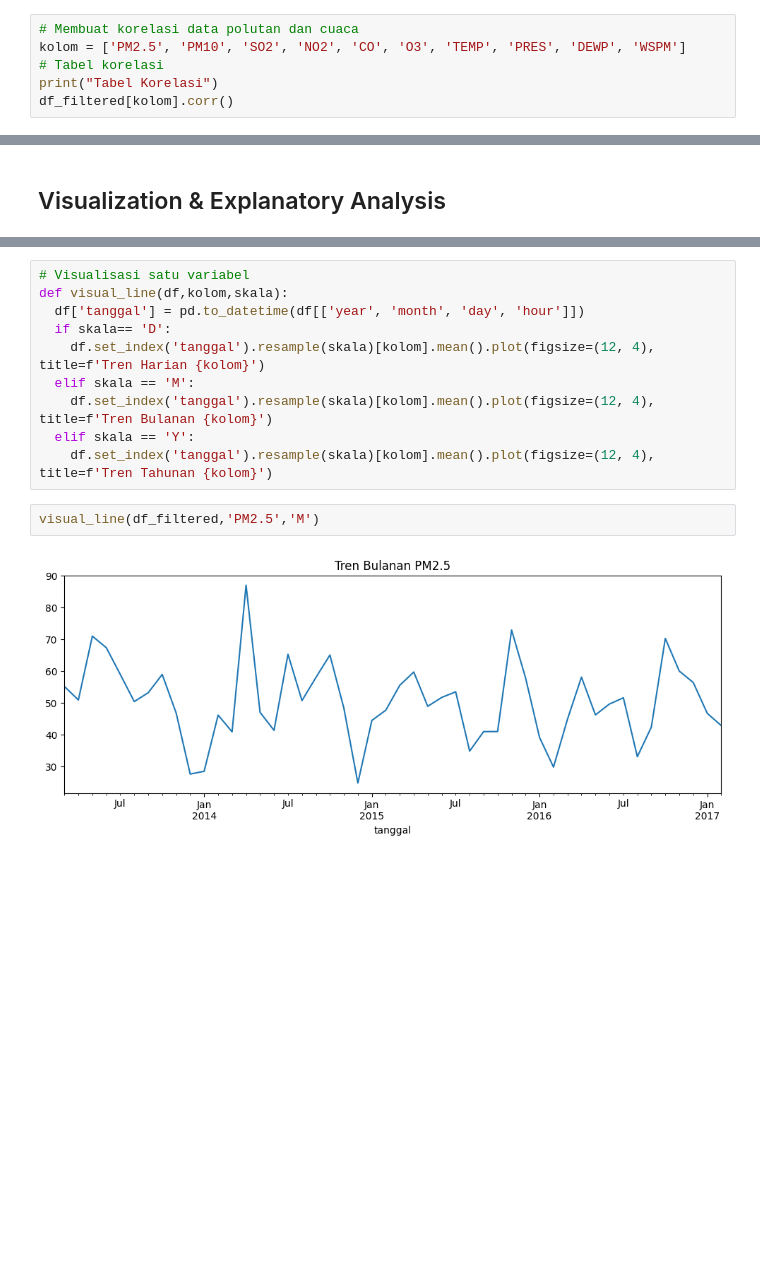
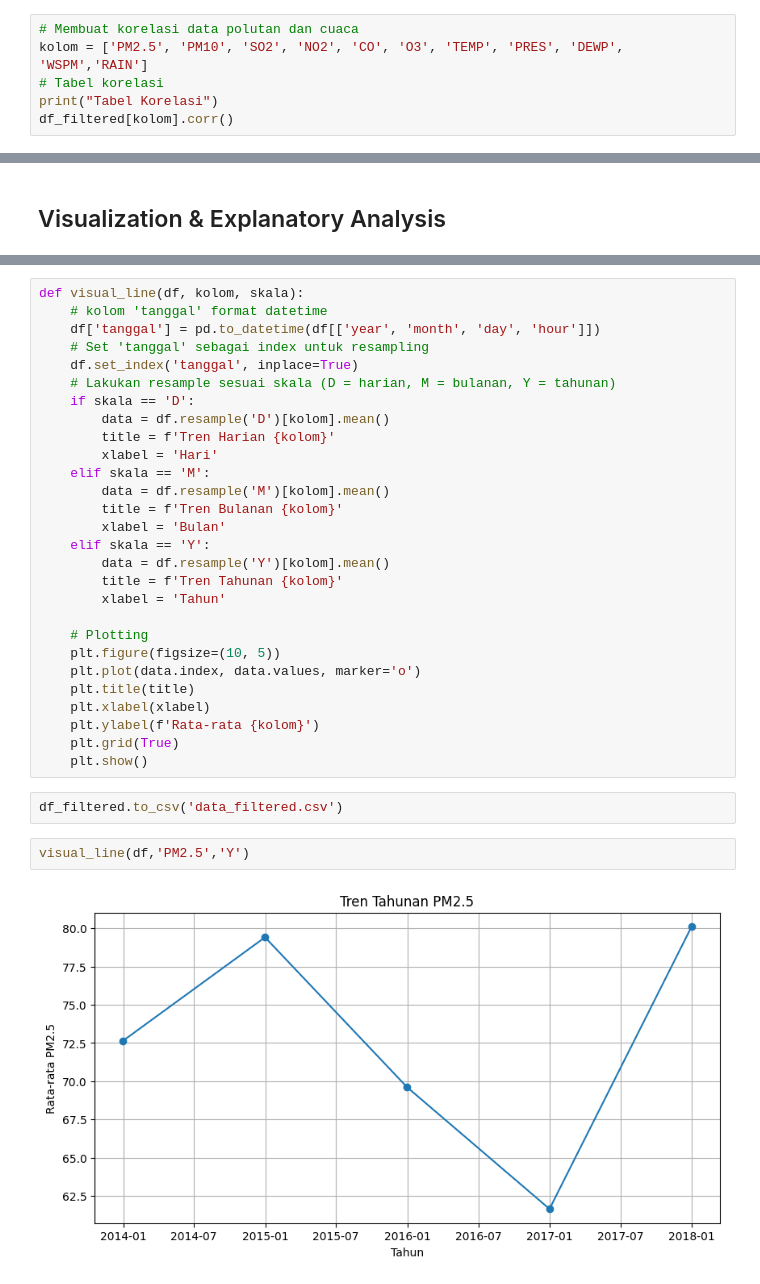
Before and after one commit to WiseStar282/Changping-AirQuality, a Jupyter notebook: analisis data/Proyek_Analisis_Data.ipynb, the cells around one changed output, grey strips where cells are left out. Drawn from its saved outputs; the diff is of its cells as text; blank space fills up the shorter version.

```diff
--- a/analisis data/Proyek_Analisis_Data.ipynb
+++ b/analisis data/Proyek_Analisis_Data.ipynb
@@ -600,7 +639,7 @@ plt.show()
 ### Relationship
 # %%
 # Membuat korelasi data polutan dan cuaca
-kolom = ['PM2.5', 'PM10', 'SO2', 'NO2', 'CO', 'O3', 'TEMP', 'PRES', 'DEWP', 'WSPM']
+kolom = ['PM2.5', 'PM10', 'SO2', 'NO2', 'CO', 'O3', 'TEMP', 'PRES', 'DEWP', 'WSPM','RAIN']
 # Tabel korelasi
 print("Tabel Korelasi")
 df_filtered[kolom].corr()
@@ -657,17 +697,37 @@ Tabel Covarian
 # %%
-# Visualisasi satu variabel
-def visual_line(df,kolom,skala):
-  df['tanggal'] = pd.to_datetime(df[['year', 'month', 'day', 'hour']])
-  if skala== 'D':
-    df.set_index('tanggal').resample(skala)[kolom].mean().plot(figsize=(12, 4), title=f'Tren Harian {kolom}')
-  elif skala == 'M':
-    df.set_index('tanggal').resample(skala)[kolom].mean().plot(figsize=(12, 4), title=f'Tren Bulanan {kolom}')
-  elif skala == 'Y':
-    df.set_index('tanggal').resample(skala)[kolom].mean().plot(figsize=(12, 4), title=f'Tren Tahunan {kolom}')
+def visual_line(df, kolom, skala):
+    # kolom 'tanggal' format datetime
+    df['tanggal'] = pd.to_datetime(df[['year', 'month', 'day', 'hour']])
+    # Set 'tanggal' sebagai index untuk resampling
+    df.set_index('tanggal', inplace=True)
+    # Lakukan resample sesuai skala (D = harian, M = bulanan, Y = tahunan)
+    if skala == 'D':
+        data = df.resample('D')[kolom].mean()
+        title = f'Tren Harian {kolom}'
+        xlabel = 'Hari'
+    elif skala == 'M':
+        data = df.resample('M')[kolom].mean()
+        title = f'Tren Bulanan {kolom}'
+        xlabel = 'Bulan'
+    elif skala == 'Y':
+        data = df.resample('Y')[kolom].mean()
+        title = f'Tren Tahunan {kolom}'
+        xlabel = 'Tahun'
+
+    # Plotting
+    plt.figure(figsize=(10, 5))
+    plt.plot(data.index, data.values, marker='o')
+    plt.title(title)
+    plt.xlabel(xlabel)
+    plt.ylabel(f'Rata-rata {kolom}')
+    plt.grid(True)
+    plt.show()
+# %%
+df_filtered.to_csv('data_filtered.csv')
 # %%
-visual_line(df_filtered,'PM2.5','M')
+visual_line(df,'PM2.5','Y')
 # %% [output]
-[figure, old version]
+[figure, new version]
 # %%
 visual_line(df_filtered,'PM2.5','Y')
 # %% [output]
```
Also changed, not shown: parts of 37 cells of this notebook, 3 other files.
